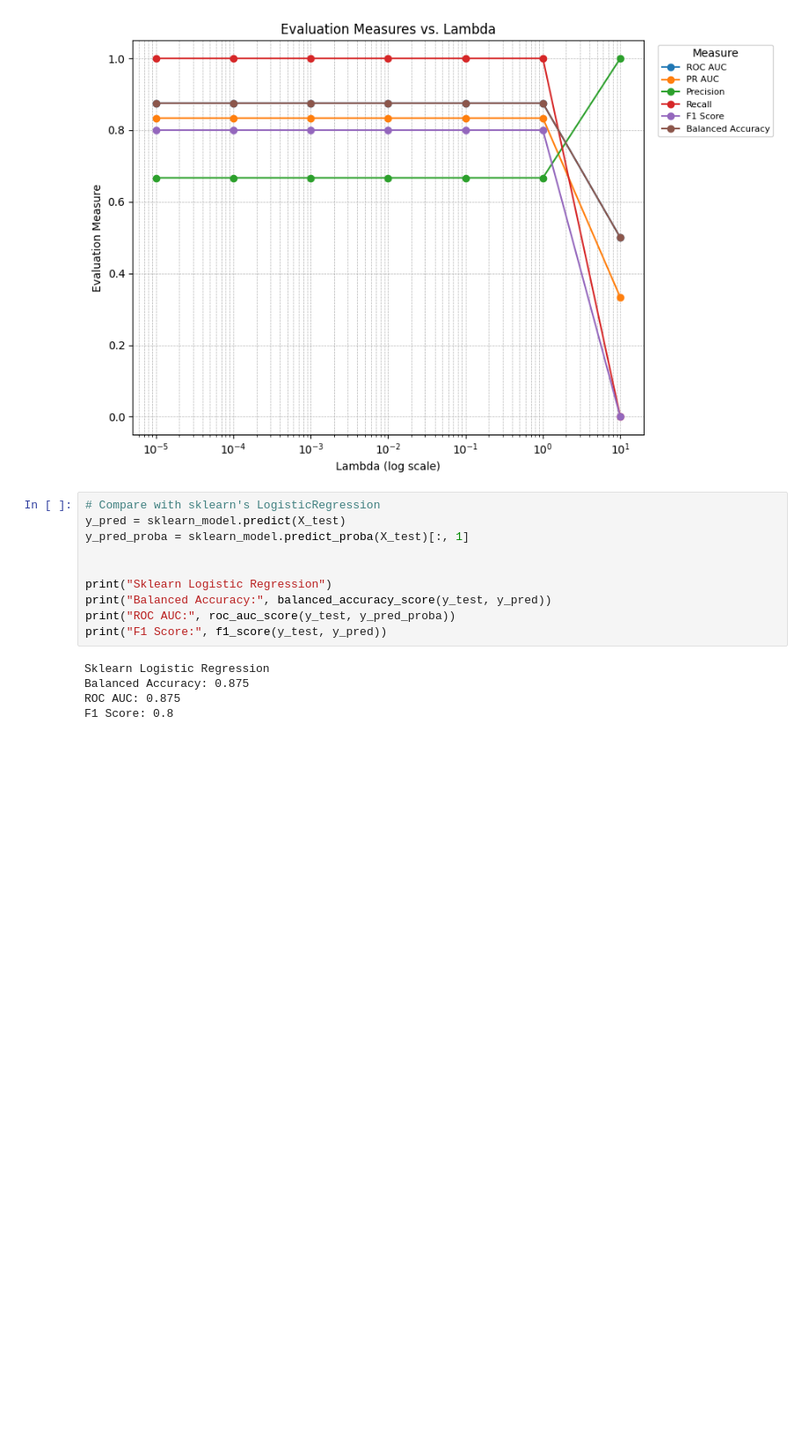
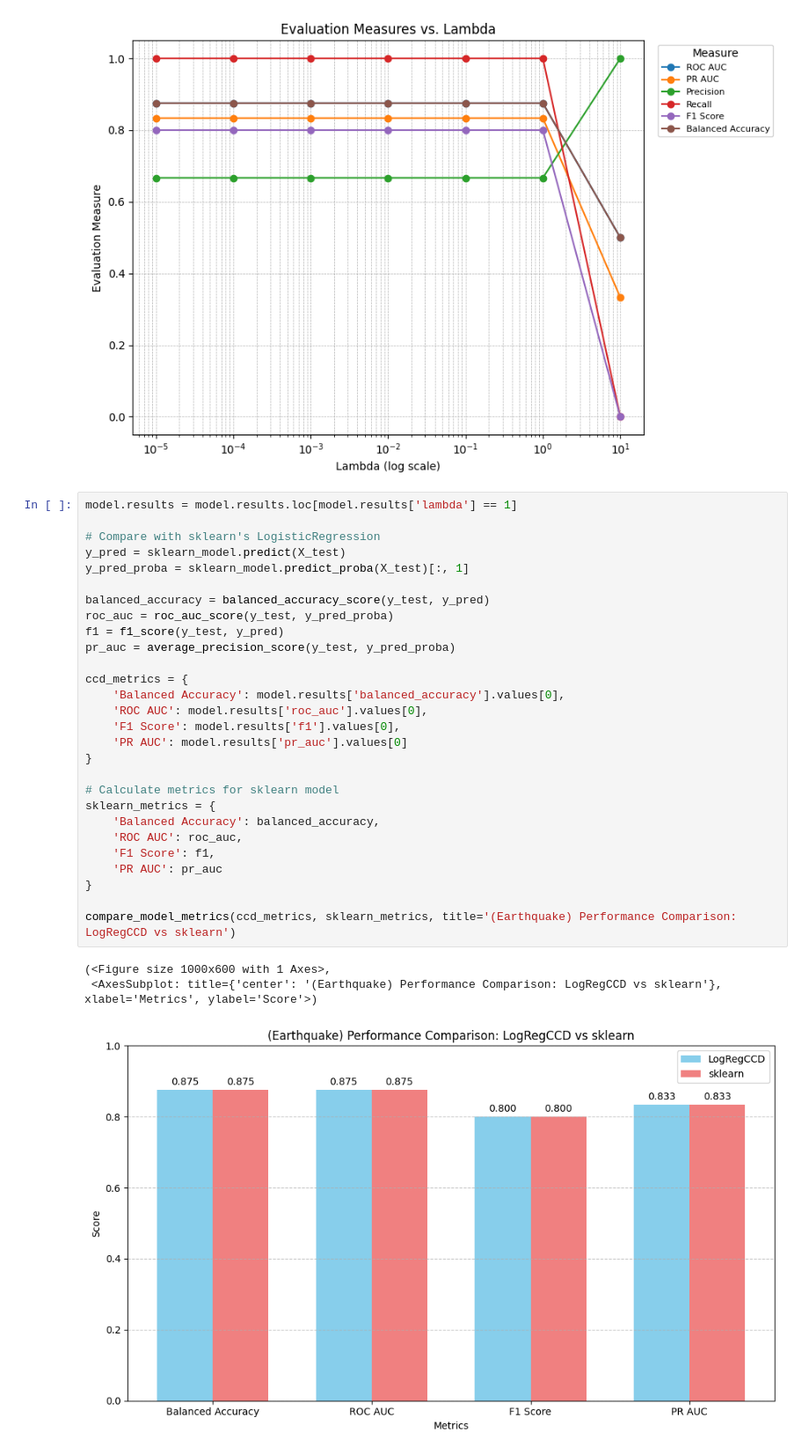
Before and after one commit to szuvarska/LogRegCCD, a Jupyter notebook: RealDatasetsExperiments.ipynb, the cells around one changed output. Shown at 88% size. Cells and saved outputs as stored; diff of their text form; blank space fills up the shorter version.

```diff
--- a/RealDatasetsExperiments.ipynb
+++ b/RealDatasetsExperiments.ipynb
@@ -54,18 +132,35 @@ model.plot_coeff()
 model.validate_and_plot_all(X_test, y_test)
 # %% [output]
 [figure]
-# %%
-# Compare with sklearn's LogisticRegression
-y_pred = sklearn_model.predict(X_test)
-y_pred_proba = sklearn_model.predict_proba(X_test)[:, 1]
-
-
-print("Sklearn Logistic Regression")
-print("Balanced Accuracy:", balanced_accuracy_score(y_test, y_pred))
-print("ROC AUC:", roc_auc_score(y_test, y_pred_proba))
-print("F1 Score:", f1_score(y_test, y_pred))
-# %% [output]
-Sklearn Logistic Regression
-Balanced Accuracy: 0.875
-ROC AUC: 0.875
-F1 Score: 0.8
+# %%
+model.results = model.results.loc[model.results['lambda'] == 1]
+
+# Compare with sklearn's LogisticRegression
+y_pred = sklearn_model.predict(X_test)
+y_pred_proba = sklearn_model.predict_proba(X_test)[:, 1]
+
+balanced_accuracy = balanced_accuracy_score(y_test, y_pred)
+roc_auc = roc_auc_score(y_test, y_pred_proba)
+f1 = f1_score(y_test, y_pred)
+pr_auc = average_precision_score(y_test, y_pred_proba)
+
+ccd_metrics = {
+    'Balanced Accuracy': model.results['balanced_accuracy'].values[0],
+    'ROC AUC': model.results['roc_auc'].values[0],
+    'F1 Score': model.results['f1'].values[0],
+    'PR AUC': model.results['pr_auc'].values[0]
+}
+
+# Calculate metrics for sklearn model
+sklearn_metrics = {
+    'Balanced Accuracy': balanced_accuracy,
+    'ROC AUC': roc_auc,
+    'F1 Score': f1,
+    'PR AUC': pr_auc
+}
+
+compare_model_metrics(ccd_metrics, sklearn_metrics, title='(Earthquake) Performance Comparison: LogRegCCD vs sklearn')
+# %% [output]
+(<Figure size 1000x600 with 1 Axes>,
+ <AxesSubplot: title={'center': '(Earthquake) Performance Comparison: LogRegCCD vs sklearn'}, xlabel='Metrics', ylabel='Score'>)
+[figure, added]
```
Also changed, not shown: parts of 20 cells of this notebook, 8 other files.
